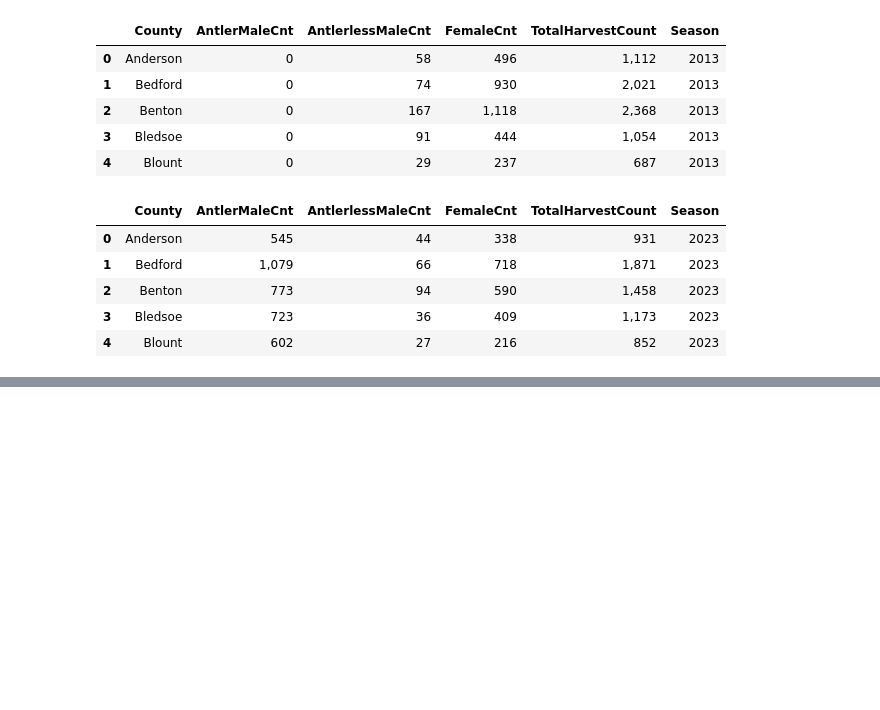
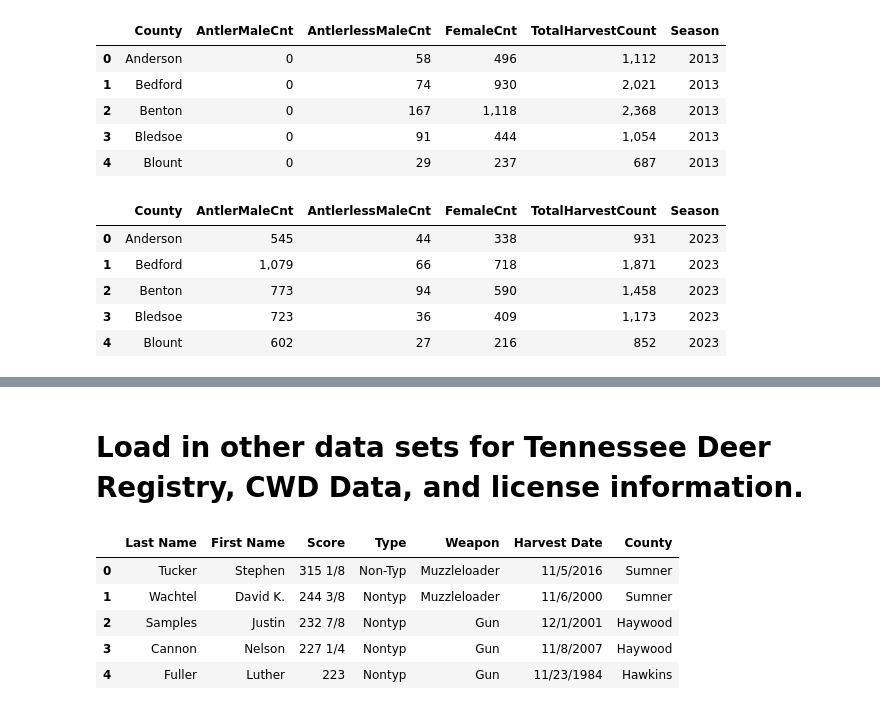
Before and after one commit to McNuttJ/Tennessee-Deer-Herd-Analysis-Capstone, a Jupyter notebook: tennessee_deer_herd_analysis.ipynb, the cells around one changed output, grey strips where cells are left out. Cells and saved outputs as stored; diff of their text form; code cells hidden in the pictures; blank space fills up the shorter version.

Commit message:
read in remaining data files

```diff
--- a/tennessee_deer_herd_analysis.ipynb
+++ b/tennessee_deer_herd_analysis.ipynb
@@ -197,0 +199,12 @@ memory usage: 77.5+ KB
+# %% [markdown]
+# Load in other data sets for Tennessee Deer Registry, CWD Data, and license information.
+# %%
+tn_registry = pd.read_csv("../Data/tennessee_deer_registry.csv")
+tn_registry.head()
+# %% [output]
+|  | Last Name | First Name | Score | Type | Weapon | Harvest Date | County |
+| 0 | Tucker | Stephen | 315 1/8 | Non-Typ | Muzzleloader | 11/5/2016 | Sumner |
+| 1 | Wachtel | David K. | 244 3/8 | Nontyp | Muzzleloader | 11/6/2000 | Sumner |
+| 2 | Samples | Justin | 232 7/8 | Nontyp | Gun | 12/1/2001 | Haywood |
+| 3 | Cannon | Nelson | 227 1/4 | Nontyp | Gun | 11/8/2007 | Haywood |
+| 4 | Fuller | Luther | 223 | Nontyp | Gun | 11/23/1984 | Hawkins |
```
Also changed, not shown: parts of 22 cells of this notebook.
